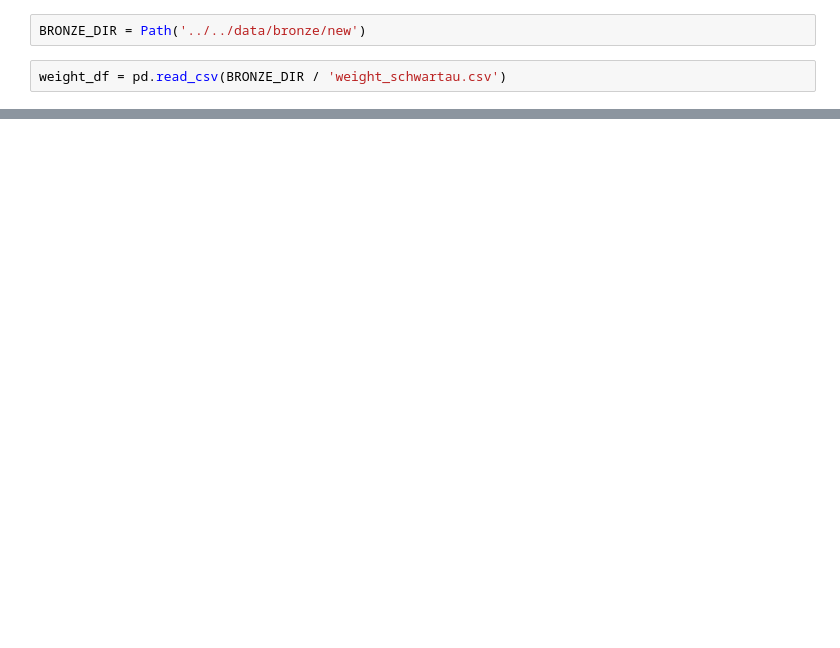
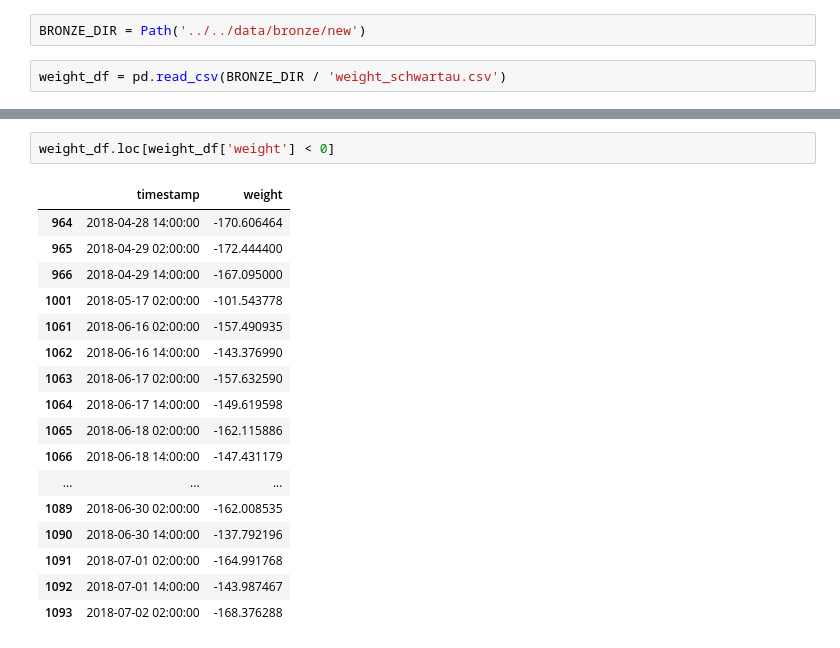
Before and after one commit to marckohlhaw/bee_haven, a Jupyter notebook: notebooks/exploration/explore_weight.ipynb, the cells around one changed output, grey strips where cells are left out. Drawn from its saved outputs; the diff is of its cells as text; blank space fills up the shorter version.

```diff
--- a/notebooks/exploration/explore_weight.ipynb
+++ b/notebooks/exploration/explore_weight.ipynb
@@ -23,0 +55,20 @@ weight_df
+# %%
+weight_df.loc[weight_df['weight'] < 0]
+# %% [output]
+|  | timestamp | weight |
+| 964 | 2018-04-28 14:00:00 | -170.606464 |
+| 965 | 2018-04-29 02:00:00 | -172.444400 |
+| 966 | 2018-04-29 14:00:00 | -167.095000 |
+| 1001 | 2018-05-17 02:00:00 | -101.543778 |
+| 1061 | 2018-06-16 02:00:00 | -157.490935 |
+| 1062 | 2018-06-16 14:00:00 | -143.376990 |
+| 1063 | 2018-06-17 02:00:00 | -157.632590 |
+| 1064 | 2018-06-17 14:00:00 | -149.619598 |
+| 1065 | 2018-06-18 02:00:00 | -162.115886 |
+| 1066 | 2018-06-18 14:00:00 | -147.431179 |
+| ... | ... | ... |
+| 1089 | 2018-06-30 02:00:00 | -162.008535 |
+| 1090 | 2018-06-30 14:00:00 | -137.792196 |
+| 1091 | 2018-07-01 02:00:00 | -164.991768 |
+| 1092 | 2018-07-01 14:00:00 | -143.987467 |
+| 1093 | 2018-07-02 02:00:00 | -168.376288 |
```
Also changed, not shown: parts of 8 cells of this notebook, 4 other files.
